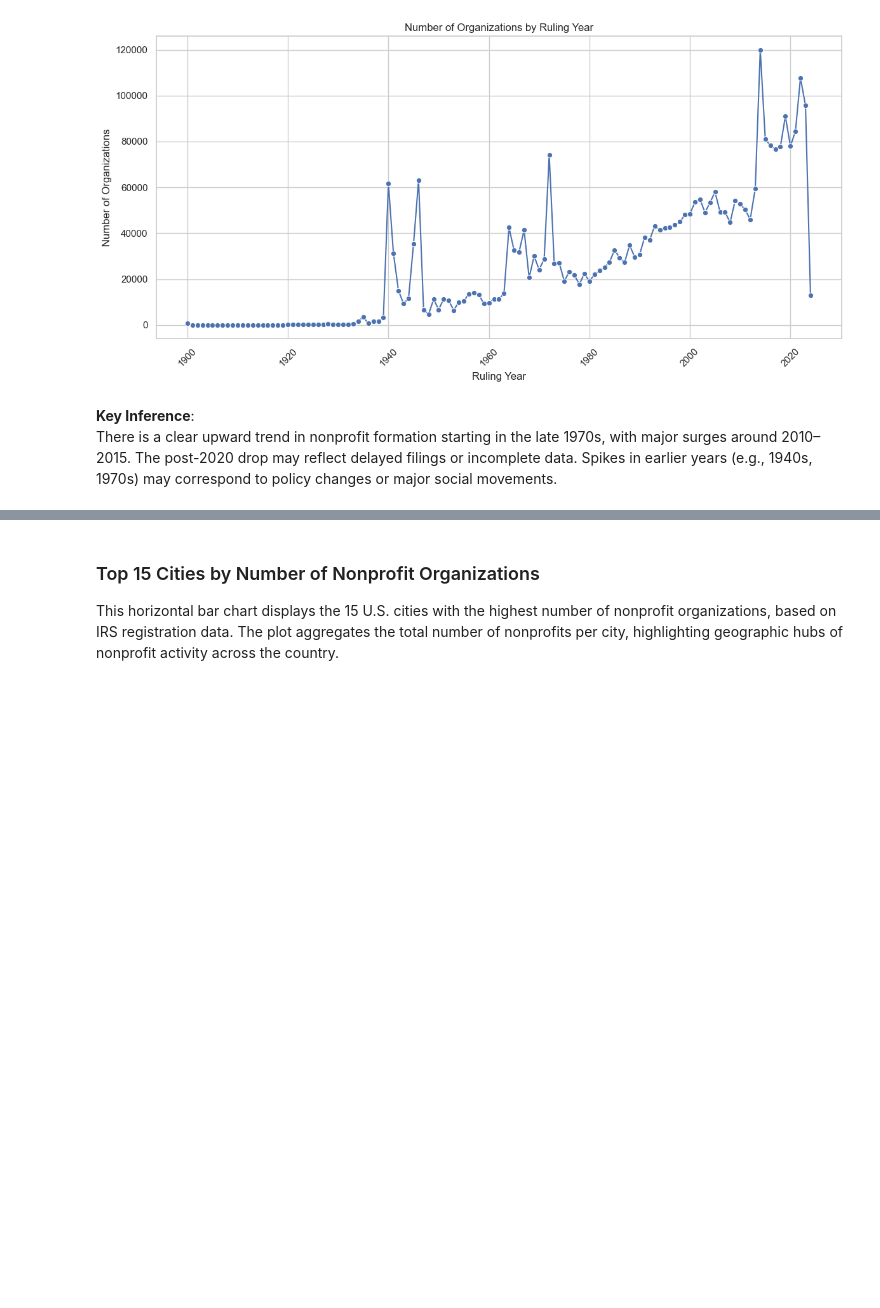
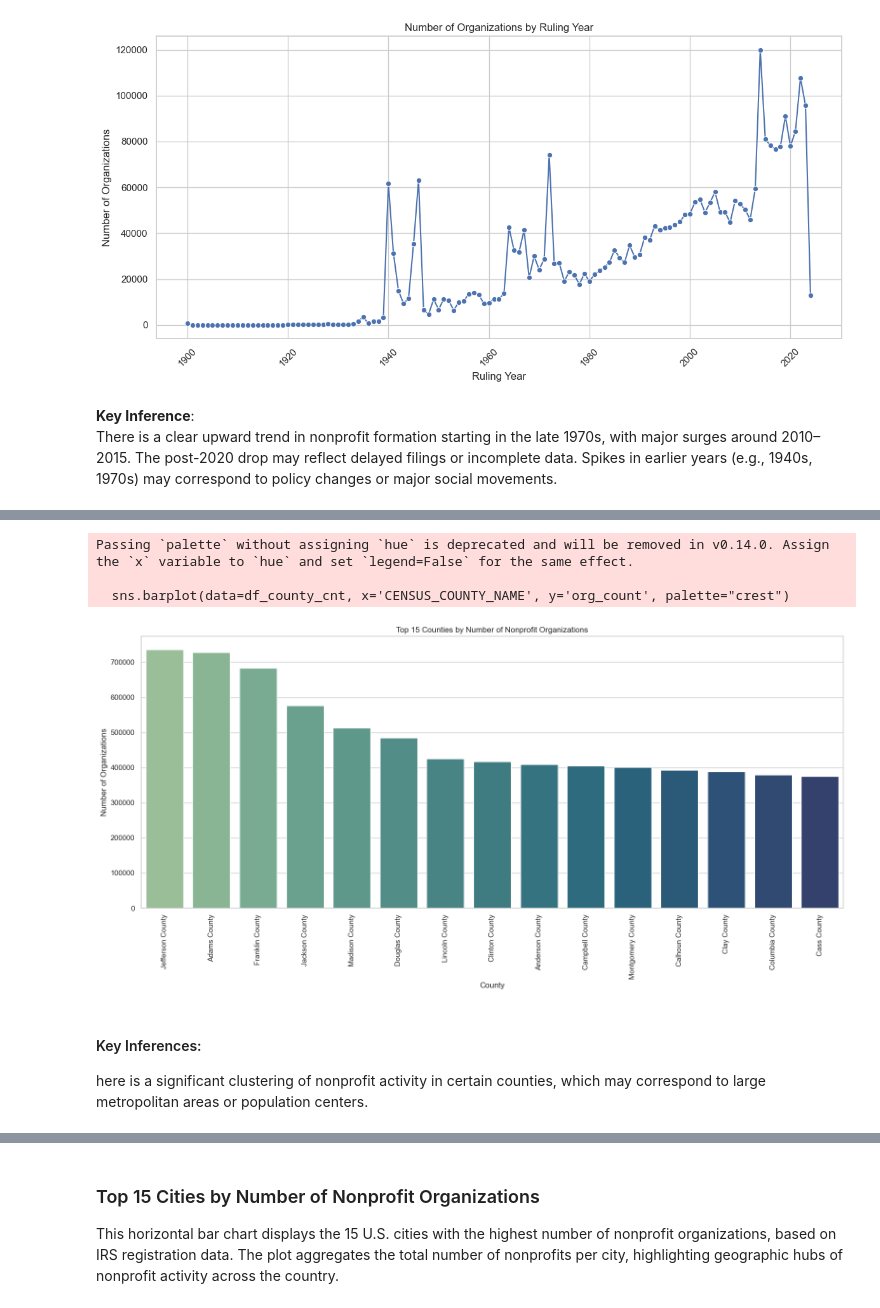
Before and after one commit to appu313/Business-Master-File-Analytics, a Jupyter notebook: bmf_visualization.ipynb, the cells around one changed output, grey strips where cells are left out. Drawn from its saved outputs; the diff is of its cells as text; code cells hidden in the pictures; blank space fills up the shorter version.

```diff
--- a/bmf_visualization.ipynb
+++ b/bmf_visualization.ipynb
@@ -94,0 +259,16 @@ There is a clear upward trend in nonprofit formation starting in the late 1970s,
+# %%
+# Run SQL query for Number of organizations per state
+query = """
+SELECT c.CENSUS_COUNTY_NAME, COUNT(*) AS org_count
+FROM NCCS_Address_Metadata_org_loc o
+JOIN NCCS_Address_Metadata_census_blocks b ON o.CENSUS_BLOCK_FIPS = b.CENSUS_BLOCK_FIPS
+JOIN NCCS_Address_Metadata_tracts t ON b.CENSUS_TRACT_FIPS = t.CENSUS_TRACT_FIPS
+JOIN NCCS_Address_Metadata_counties c ON t.CENSUS_COUNTY_FIPS = c.CENSUS_COUNTY_FIPS
+GROUP BY c.CENSUS_COUNTY_NAME
+ORDER BY org_count DESC
+LIMIT 15
+"""
+df_county_cnt = pd.read_sql(query, engine)
+
+# Display the DataFrame to inspect it
+df_county_cnt.head(10)
@@ -94,0 +287,22 @@ There is a clear upward trend in nonprofit formation starting in the late 1970s,
+# %%
+# Set plot style
+sns.set(style="whitegrid")
+
+# Plot vertical bar graph of organization count by county
+plt.figure(figsize=(16, 8))
+sns.barplot(data=df_county_cnt, x='CENSUS_COUNTY_NAME', y='org_count', palette="crest")
+plt.title("Top 15 Counties by Number of Nonprofit Organizations")
+plt.xlabel("County")
+plt.ylabel("Number of Organizations")
+plt.xticks(rotation=90)
+plt.tight_layout()
+plt.show()
+# %% [output]
+Passing `palette` without assigning `hue` is deprecated and will be removed in v0.14.0. Assign the `x` variable to `hue` and set `legend=False` for the same effect.
+
+  sns.barplot(data=df_county_cnt, x='CENSUS_COUNTY_NAME', y='org_count', palette="crest")
+[figure, added]
+# %% [markdown]
+#### Key Inferences:
+
+here is a significant clustering of nonprofit activity in certain counties, which may correspond to large metropolitan areas or population centers.
```
Also changed, not shown: parts of 31 cells of this notebook.
